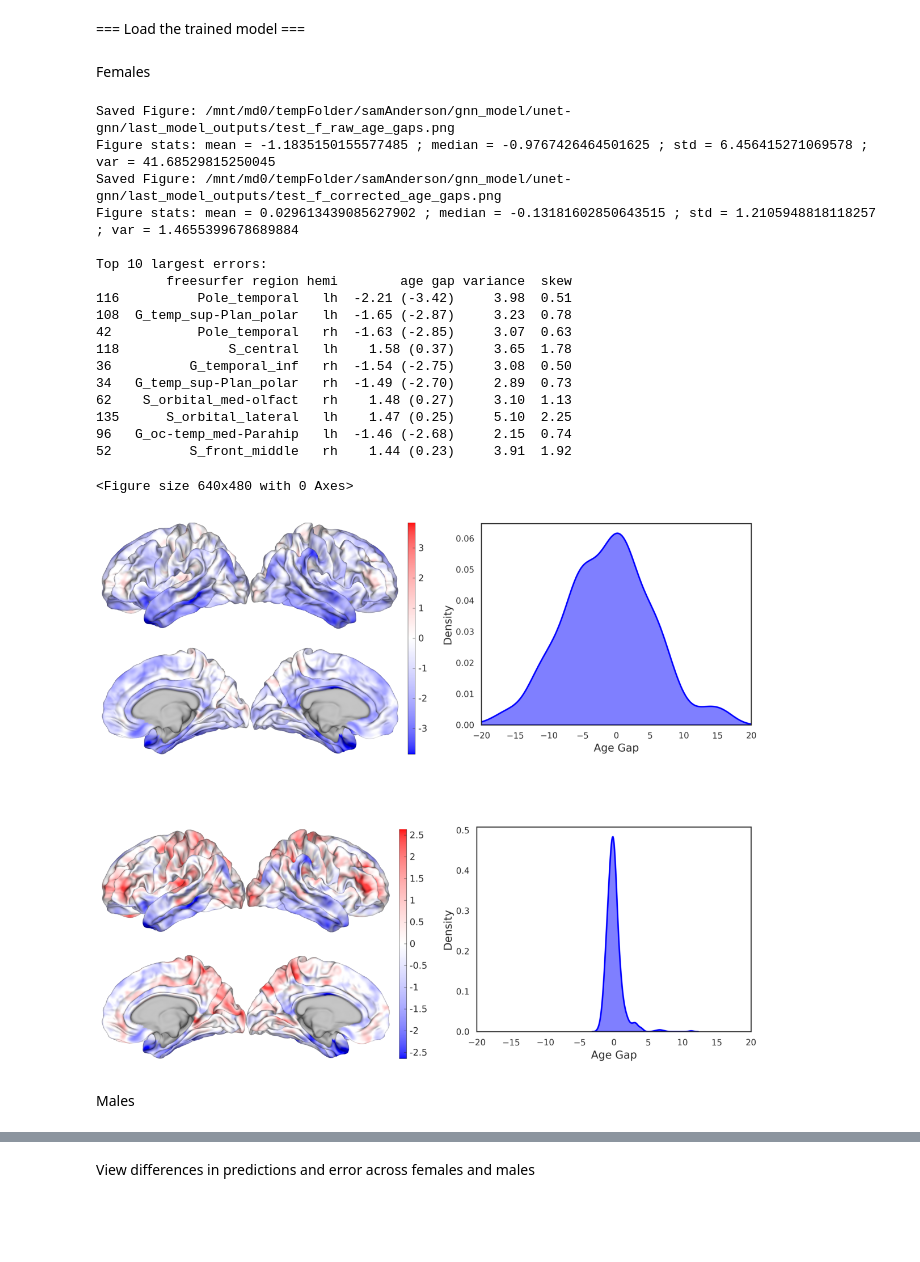
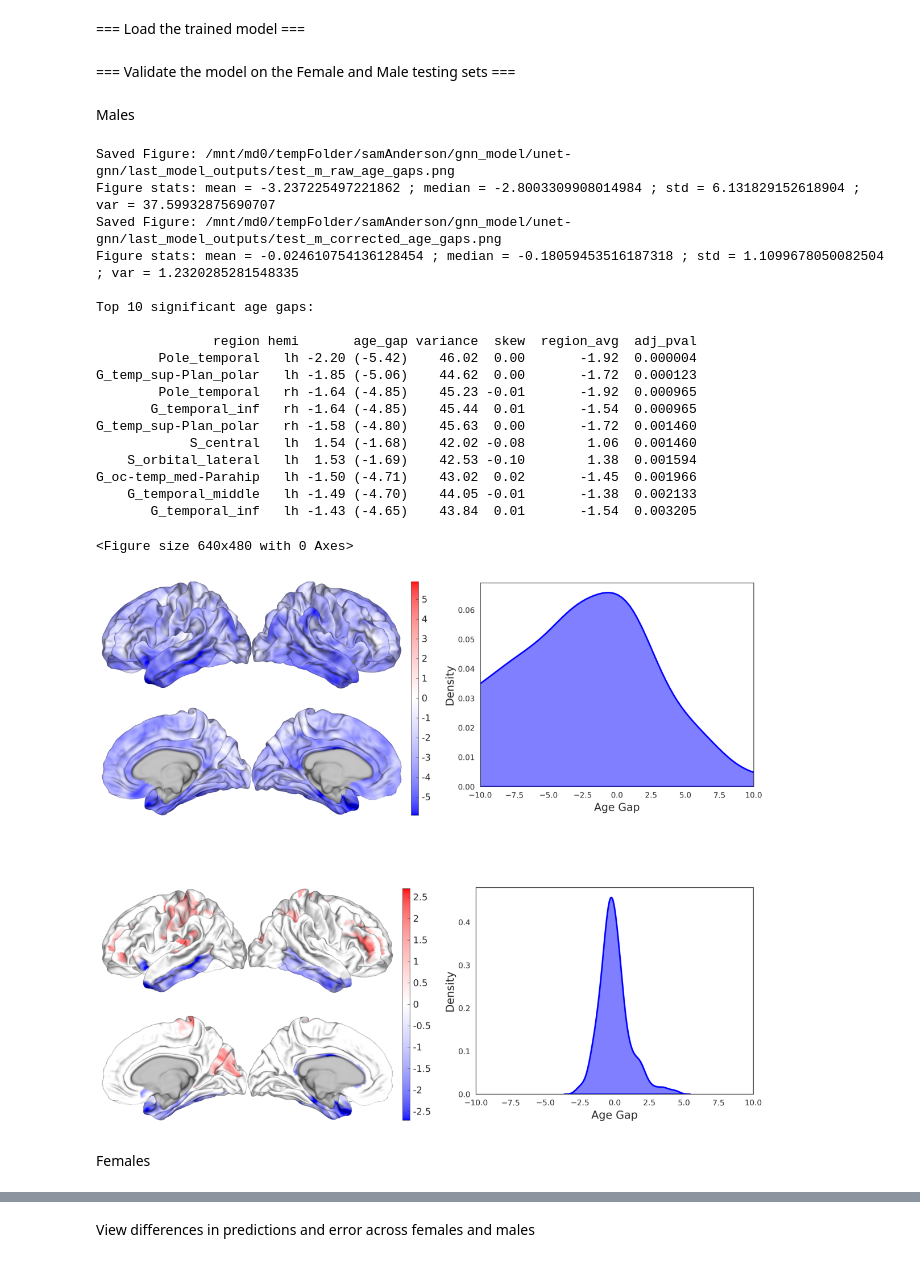
Before and after one commit to SamAndTheSun/Graph_UNet, a Jupyter notebook: notebooks/sex_analysis.ipynb, the cells around one changed output, grey strips where cells are left out. Cells and saved outputs as stored; diff of their text form; code cells hidden in the pictures; blank space fills up the shorter version.

```diff
--- a/notebooks/sex_analysis.ipynb
+++ b/notebooks/sex_analysis.ipynb
@@ -8,5 +13,34 @@ from paths_and_imports import *
 trained_model = get_gnn(fs=feature_scale, dropout_levels=dropout_levels,
                            pooling_path=pooling_path, ico_levels=ico_levels)
 trained_model.load_state_dict(torch.load(f'{output_dir}trained_weights.pth'))
+# %% [markdown]
+=== Validate the model on the Female and Male testing sets ===
+# %% [markdown]
+Males
+# %%
+suffix='test_m'
+#test_model(X_test_m, y_test_m, model=trained_model, suffix=suffix)
+postprocess_model(suffix, factors=np.load(f'{output_dir}test_CN_factors.npy'), global_limits=10)
+# %% [output]
+Saved Figure: /mnt/md0/tempFolder/samAnderson/gnn_model/unet-gnn/last_model_outputs/test_m_raw_age_gaps.png
+Figure stats: mean = -3.237225497221862 ; median = -2.8003309908014984 ; std = 6.131829152618904 ; var = 37.59932875690707
+Saved Figure: /mnt/md0/tempFolder/samAnderson/gnn_model/unet-gnn/last_model_outputs/test_m_corrected_age_gaps.png
+Figure stats: mean = -0.024610754136128454 ; median = -0.18059453516187318 ; std = 1.1099678050082504 ; var = 1.2320285281548335
+
+Top 10 significant age gaps:
+
+               region hemi       age_gap variance  skew  region_avg  adj_pval
+        Pole_temporal   lh -2.20 (-5.42)    46.02  0.00       -1.92  0.000004
+G_temp_sup-Plan_polar   lh -1.85 (-5.06)    44.62  0.00       -1.72  0.000123
+        Pole_temporal   rh -1.64 (-4.85)    45.23 -0.01       -1.92  0.000965
+       G_temporal_inf   rh -1.64 (-4.85)    45.44  0.01       -1.54  0.000965
+G_temp_sup-Plan_polar   rh -1.58 (-4.80)    45.63  0.00       -1.72  0.001460
+            S_central   lh  1.54 (-1.68)    42.02 -0.08        1.06  0.001460
+    S_orbital_lateral   lh  1.53 (-1.69)    42.53 -0.10        1.38  0.001594
+G_oc-temp_med-Parahip   lh -1.50 (-4.71)    43.02  0.02       -1.45  0.001966
+    G_temporal_middle   lh -1.49 (-4.70)    44.05 -0.01       -1.38  0.002133
+       G_temporal_inf   lh -1.43 (-4.65)    43.84  0.01       -1.54  0.003205
+<Figure size 640x480 with 0 Axes>
+[figure, added]
 # %% [markdown]
 Females
@@ -55,51 +46,0 @@ region_stats_df.to_csv(f'{output_dir}{suffix}_errors.csv', index=True)
-# %%
-# Load the AD values
-suffix = 'test_f'
-avg_mae = np.load(f'{output_dir}{suffix}_avg_mae.npy')
-chr_ages = np.load(f'{output_dir}{suffix}_chr_ages.npy')
-age_gaps = np.load(f'{output_dir}{suffix}_age_gaps.npy')
-pred_per_vertex = np.load(f'{output_dir}{suffix}_pred_per_vertex.npy')
-factors = np.load(f'{output_dir}test_CN_factors.npy')
-
-# Run post-processing
-f_post = postprocess(suffix=suffix)
-plot_paths, region_stats_df, processed_pred_per_vertex, _ = f_post(chr_ages, age_gaps, pred_per_vertex, factors=factors)
-np.save(f'{output_dir}{suffix}_processed_pred_per_vertex', processed_pred_per_vertex)
-del f_post
-
-# Plot the generated images
-fig, axes = plt.subplots(2, 2, figsize=(12, 12))
-axes = axes.ravel()
-
-# Iterate over the images and their corresponding axes
-for ax, path in zip(axes, plot_paths):
-    img = mpimg.imread(path)
-    ax.imshow(img)
-    ax.axis('off')  # Turn off axis labels and ticks
-
-plt.tight_layout()  # Adjust layout to prevent overlap
-
-print('\nTop 10 largest errors:'); print(region_stats_df.head(10)); print('\n')
-region_stats_df.to_csv(f'{output_dir}{suffix}_errors.csv', index=True)
-# %% [output]
-Saved Figure: /mnt/md0/tempFolder/samAnderson/gnn_model/unet-gnn/last_model_outputs/test_f_raw_age_gaps.png
-Figure stats: mean = -1.1835150155577485 ; median = -0.9767426464501625 ; std = 6.456415271069578 ; var = 41.68529815250045
-Saved Figure: /mnt/md0/tempFolder/samAnderson/gnn_model/unet-gnn/last_model_outputs/test_f_corrected_age_gaps.png
-Figure stats: mean = 0.029613439085627902 ; median = -0.13181602850643515 ; std = 1.2105948818118257 ; var = 1.4655399678689884
-
-Top 10 largest errors:
-         freesurfer region hemi        age gap variance  skew
-116          Pole_temporal   lh  -2.21 (-3.42)     3.98  0.51
-108  G_temp_sup-Plan_polar   lh  -1.65 (-2.87)     3.23  0.78
-42           Pole_temporal   rh  -1.63 (-2.85)     3.07  0.63
-118              S_central   lh    1.58 (0.37)     3.65  1.78
-36          G_temporal_inf   rh  -1.54 (-2.75)     3.08  0.50
-34   G_temp_sup-Plan_polar   rh  -1.49 (-2.70)     2.89  0.73
-62    S_orbital_med-olfact   rh    1.48 (0.27)     3.10  1.13
-135      S_orbital_lateral   lh    1.47 (0.25)     5.10  2.25
-96   G_oc-temp_med-Parahip   lh  -1.46 (-2.68)     2.15  0.74
-52          S_front_middle   rh    1.44 (0.23)     3.91  1.92
-<Figure size 640x480 with 0 Axes>
-[figure, removed]
-# %% [markdown]
-Males
```
Also changed, not shown: parts of 21 cells of this notebook, 2 other files.
